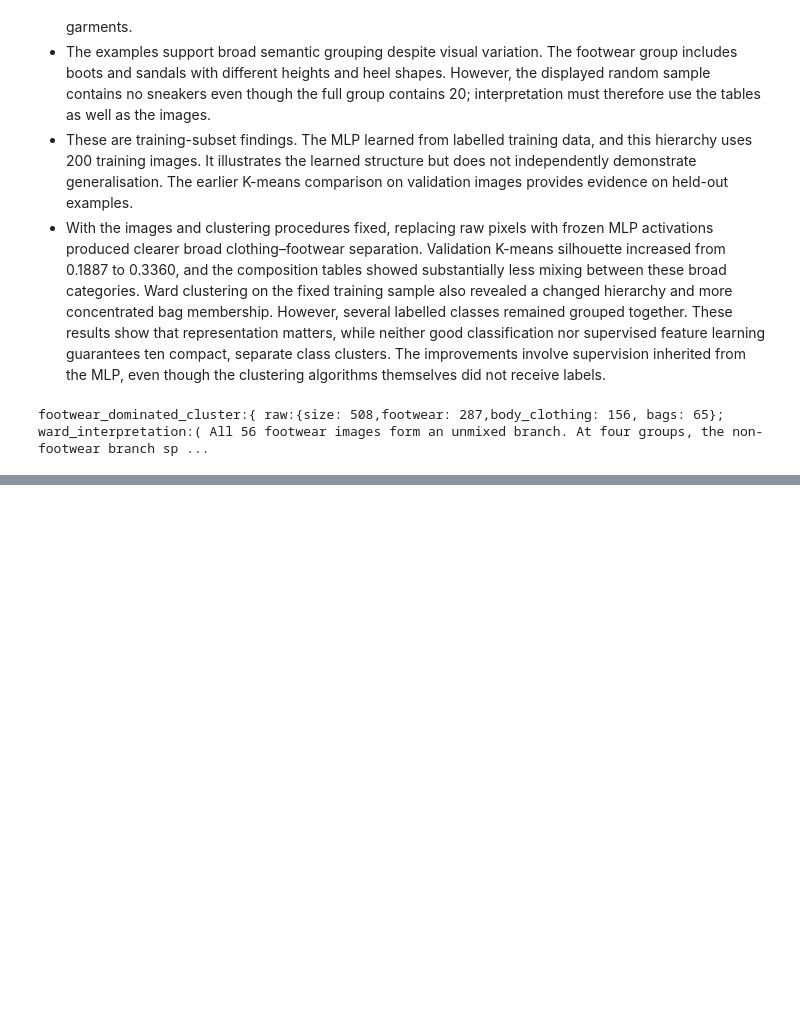
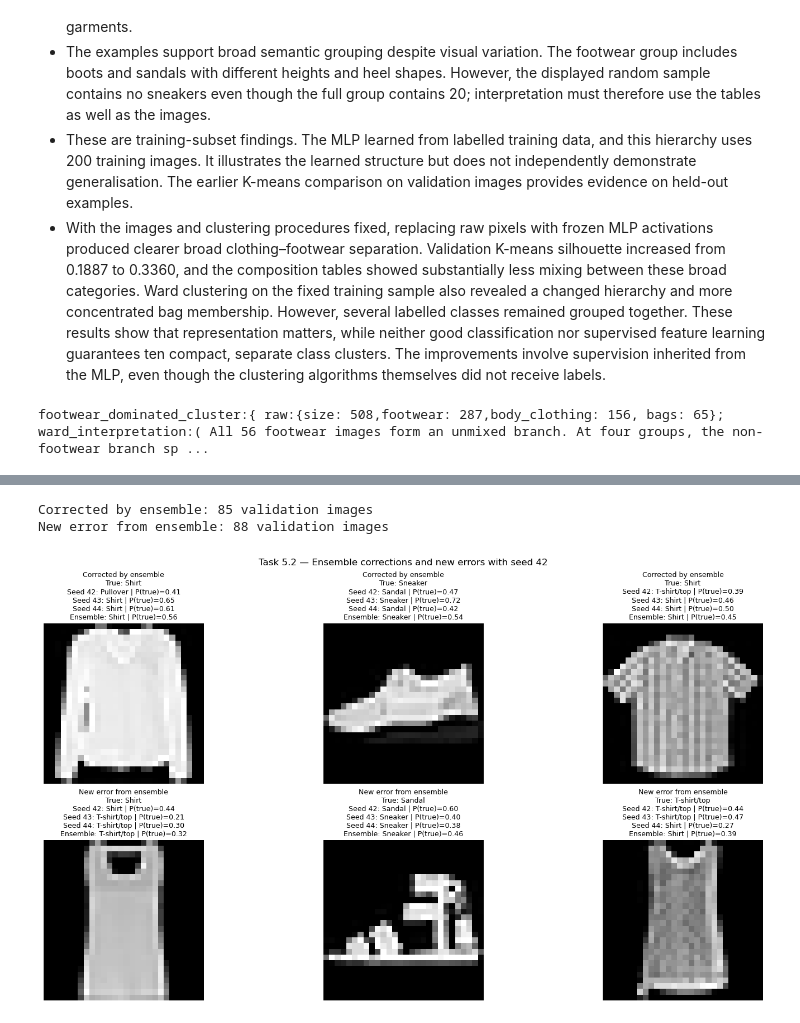
Before and after one commit to selvathandavarayan-crypto/ec251098-ML, a Jupyter notebook: ML_CW_2026.ipynb, the cells around one changed output, grey strips where cells are left out. Saved outputs shown, nothing was run; the diff lists cells and outputs as text; code cells hidden in the pictures; blank space fills up the shorter version.

```diff
--- a/ML_CW_2026.ipynb
+++ b/ML_CW_2026.ipynb
@@ -3204,0 +3400,55 @@ footwear_dominated_cluster:{ raw:{size: 508,footwear: 287,body_clothing: 156, ba
+# %%
+#checking out the correct and the newly added errors for information
+
+reference_name = "MLP seed 42"
+reference_predictions = validation_predictions[reference_name]
+ensemble_predictions = validation_predictions["Ensemble"]
+
+reference_correct = (reference_predictions == ensemble_val_targets)
+ensemble_correct = (ensemble_predictions == ensemble_val_targets)
+
+example_groups = [("Corrected by ensemble", ~reference_correct & ensemble_correct),
+    ("New error from ensemble", reference_correct & ~ensemble_correct),]
+
+rng = np.random.default_rng(42)
+example_rows = []
+
+fig, axes = plt.subplots(2, 3, figsize=(15, 8), layout="constrained")
+for row, (outcome, mask) in enumerate(example_groups):
+    positions = np.flatnonzero(mask)
+    chosen = rng.choice(positions, size=min(3, len(positions)), replace=False)
+    print(f"{outcome}: {len(positions)} validation images")
+
+    for ax in axes[row]:
+        ax.axis("off")
+    for ax, pos in zip(axes[row], chosen):
+        true_id = int(ensemble_val_targets[pos])
+        ax.imshow(ensemble_val_pixels[pos].reshape(28, 28),cmap="gray",vmin=0,vmax=1,)
+        prediction_lines = []
+        for name, probabilities in validation_probabilities.items():
+            predicted_id = int(probabilities[pos].argmax())
+            p_true = float(probabilities[pos, true_id])
+
+            short_name = name.replace("MLP seed ", "Seed ")
+            prediction_lines.append(f"{short_name}: {class_names[predicted_id]}"
+                f" | P(true)={p_true:.2f}")
+
+            example_rows.append({"outcome": outcome,"validation_position": int(pos),
+                "original_image_index": int(val_index[pos]),
+                "true_class": class_names[true_id], "model": name,
+                "predicted_class": class_names[predicted_id],
+                "probability_true_class": p_true,
+                "probability_predicted_class": float(probabilities[pos, predicted_id]),})
+
+        ax.set_title(f"{outcome}\nTrue: {class_names[true_id]}\n"+ "\n".join(prediction_lines),fontsize=9,)
+
+fig.suptitle("Task 5.2 — Ensemble corrections and new errors with seed 42")
+fig.savefig(part5_2_dir / "ensemple_examples.png",dpi=150,bbox_inches="tight",)
+plt.show()
+
+ensemble_example_details = pd.DataFrame(example_rows)
+ensemble_example_details.to_csv(part5_2_dir / "ensemble_examples.csv",index=False)
+# %% [output]
+Corrected by ensemble: 85 validation images
+New error from ensemble: 88 validation images
+[figure, added]
```
Also changed, not shown: parts of 14 cells of this notebook.
